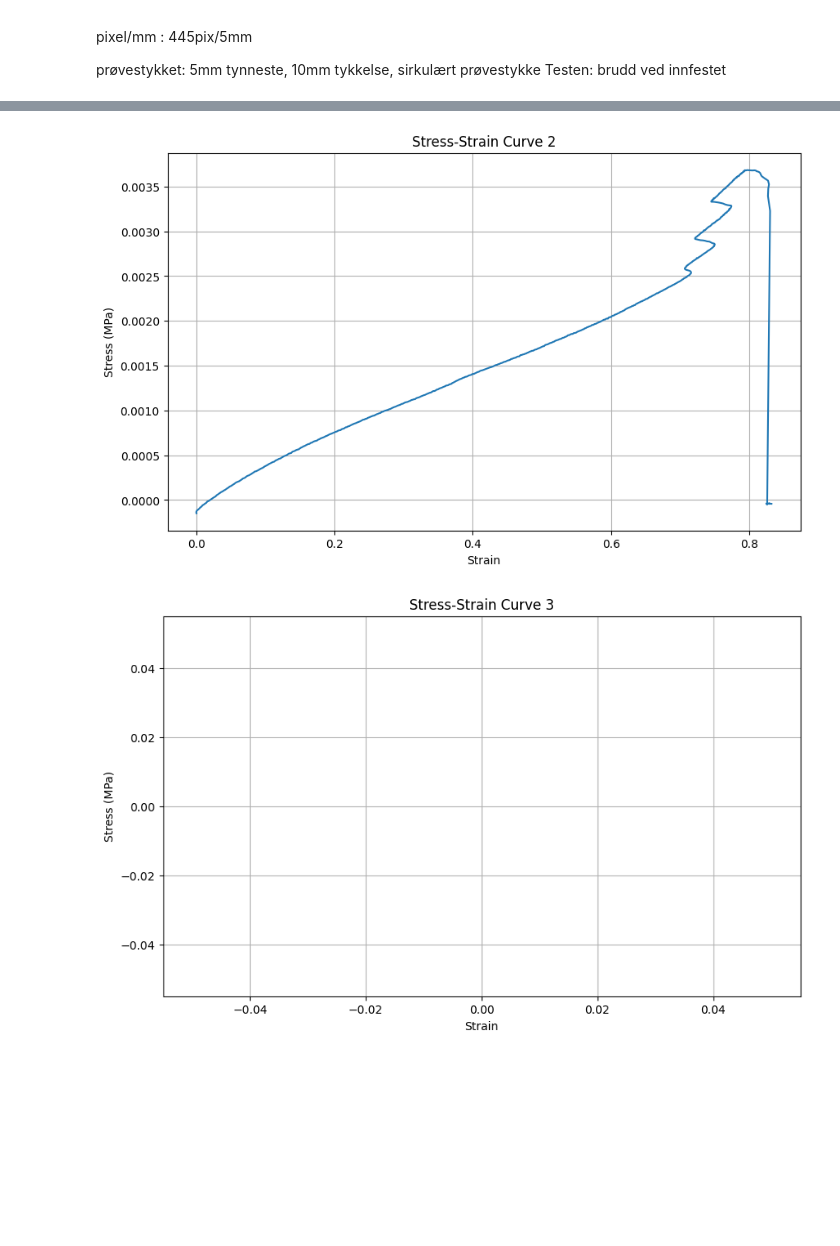
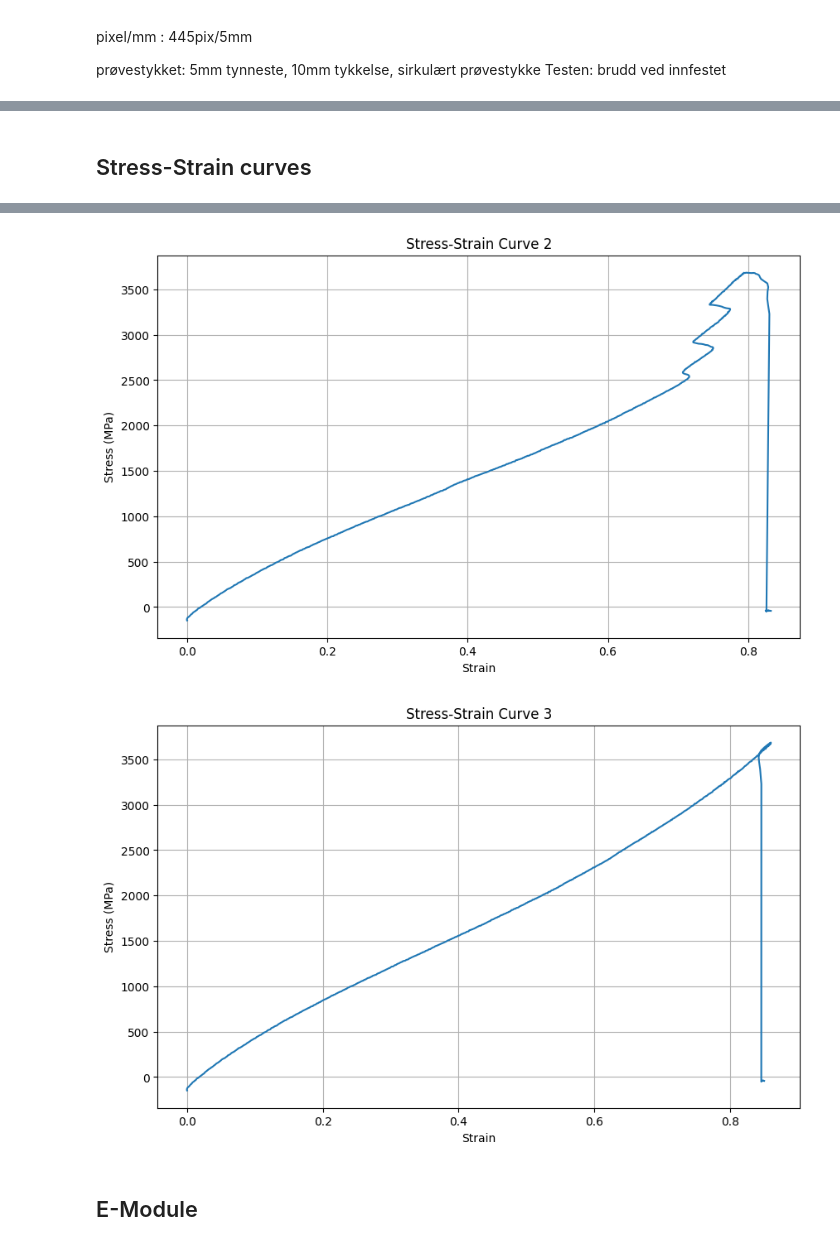
Before and after one commit to monarach/MASTER_THESIS, a Jupyter notebook: KODE/UT_exp_results.ipynb, the cells around one changed output, grey strips where cells are left out. Cells and saved outputs as stored; diff of their text form; code cells hidden in the pictures; blank space fills up the shorter version.

```diff
--- a/KODE/UT_exp_results.ipynb
+++ b/KODE/UT_exp_results.ipynb
@@ -32,7 +34,7 @@ def locationDisplacement_FromExcel(filename, sheetname):
     s2 = np.array(Data['s2'])
     s3 = np.array(Data['s3'])
     s4 = np.array(Data['s4'])
-    s5 = np.array(Data['s4'])
+    s5 = np.array(Data['s5'])
 
     return frameID, force, s0, s1, s2, s3, s4, s5
 # %%
@@ -48,7 +50,7 @@ def plot_2_arrays(xValues, yValues, xLabel, yLabel, title):
 # %%
 def stress_calc(force, diameter):
     area = np.pi * (diameter/2)**2
-    stress = force / area
+    stress = (force*10**6) / area
     return stress
 # %%
 def strain_2_displ(s0, s1):
@@ -56,6 +58,8 @@ def strain_2_displ(s0, s1):
     l0 = length[0]
     strain = (length-l0)/l0
     return strain
+# %% [markdown]
+## Stress-Strain curves
 # %%
 #defining arrays
 frameID, force, s0, s1, s2, s3, s4, s5 = locationDisplacement_FromExcel('UT_4_frame_displ.xlsx', 'UT_4')
@@ -63,10 +67,14 @@ frameID, force, s0, s1, s2, s3, s4, s5 = locationDisplacement_FromExcel('UT_4_fr
 strain1, strain2, strain3 = strain_2_displ(s0, s1), strain_2_displ(s2, s3), strain_2_displ(s4, s5)
 #calculating stresses
 d=5 #mm
-stress1, stress2, stress3 = stress_calc(force, d), stress_calc(force, d), stress_calc(force, d)
+stress = stress_calc(force, d)
 # %%
 #plotting stress-strain curves
-plot_2_arrays(strain1, stress1, 'Strain', 'Stress (MPa)', 'Stress-Strain Curve 1')
-plot_2_arrays(strain2, stress2, 'Strain', 'Stress (MPa)', 'Stress-Strain Curve 2')
-plot_2_arrays(strain3, stress3, 'Strain', 'Stress (MPa)', 'Stress-Strain Curve 3')
+plot_2_arrays(strain1, stress, 'Strain', 'Stress (MPa)', 'Stress-Strain Curve 1')
+plot_2_arrays(strain2, stress, 'Strain', 'Stress (MPa)', 'Stress-Strain Curve 2')
+plot_2_arrays(strain3, stress, 'Strain', 'Stress (MPa)', 'Stress-Strain Curve 3')
+
+#plot_2_arrays(strain1, force, 'Strain', 'Force (kN)', 'Force-Strain Curve 1')
+#plot_2_arrays(strain2, force, 'Strain', 'Force (kN)', 'Force-Strain Curve 2')
+#plot_2_arrays(strain3, force, 'Strain', 'Force (kN)', 'Force-Strain Curve 3')
 # %% [output]
@@ -74,2 +82,4 @@ plot_2_arrays(strain3, stress3, 'Strain', 'Stress (MPa)', 'Stress-Strain Curve 3
-[figure, old version]
+[figure, new version]
-[figure, old version]
+[figure, new version]
+# %% [markdown]
+## E-Module
```
Also changed, not shown: parts of 3 cells of this notebook.
